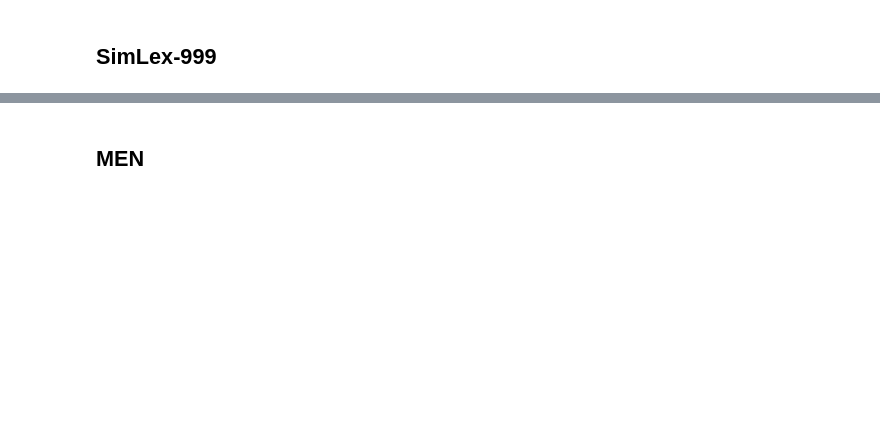
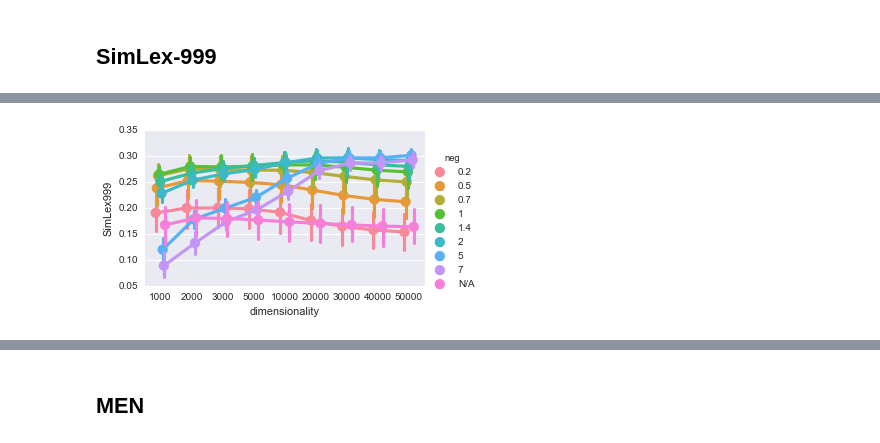
Before and after one commit to dimazest/thesis, a Jupyter notebook: supplement/parameter-selection.ipynb, the cells around one changed output, grey strips where cells are left out. Saved outputs shown, nothing was run; the diff lists cells and outputs as text; code cells hidden in the pictures; blank space fills up the shorter version.

```diff
--- a/supplement/parameter-selection.ipynb
+++ b/supplement/parameter-selection.ipynb
@@ -367,0 +149,4 @@ heuristics_selection_simlex.set_index(['operator', 'dimensionality'], drop=False
+# %%
+t.plot_interaction(results, feature_ablation_simlex.index[2], 'SimLex999')
+# %% [output]
+[figure, added]
```
Also changed, not shown: parts of 76 cells of this notebook, 2 other files.
